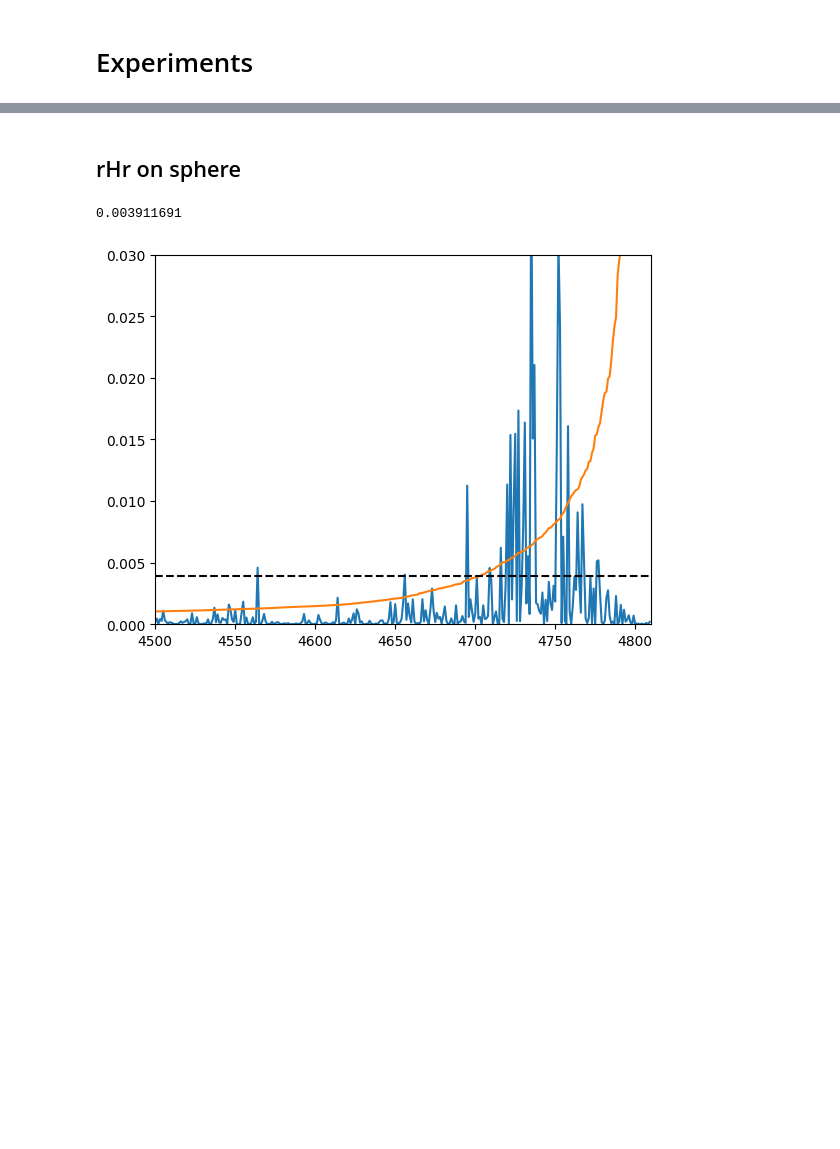
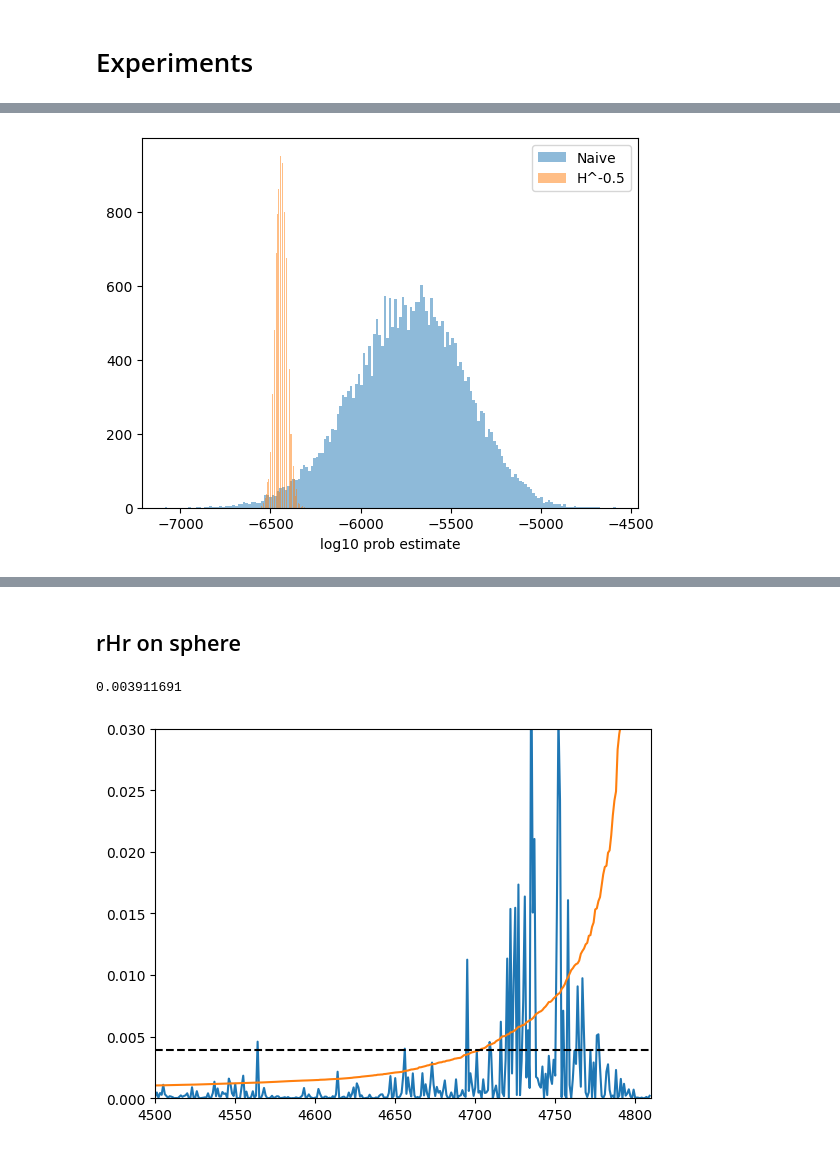
Before and after one commit to EleutherAI/basin-volume, a Jupyter notebook: basin_precondition.ipynb, the cells around one changed output, grey strips where cells are left out. Drawn from its saved outputs; the diff is of its cells as text; code cells hidden in the pictures; blank space fills up the shorter version.

```diff
--- a/basin_precondition.ipynb
+++ b/basin_precondition.ipynb
@@ -471,0 +639,3 @@ def get_estimates_sphere(n, preconditioner=eye, fn=None, params=final_params, sh
+# %%
+
+evalsP, evecsP = jnp.linalg.eigh(jnp.outer(r, r))
@@ -471,0 +646,2 @@ def get_estimates_sphere(n, preconditioner=eye, fn=None, params=final_params, sh
+# %%
+jnp.sort(r @ evecsP)
@@ -471,0 +707,9 @@ def get_estimates_sphere(n, preconditioner=eye, fn=None, params=final_params, sh
+# %%
+nbins = int(jnp.sqrt(results_v[0].shape[0]))
+plt.hist(results_v[0] / jnp.log(10), bins=nbins, alpha=0.5, label="Naive")
+plt.hist(results_p[0] / jnp.log(10), bins=nbins, alpha=0.5, label="H^-0.5")
+plt.xlabel("log10 prob estimate")
+plt.legend()
+plt.show()
+# %% [output]
+[figure, added]
```
Also changed, not shown: parts of 52 cells of this notebook.
